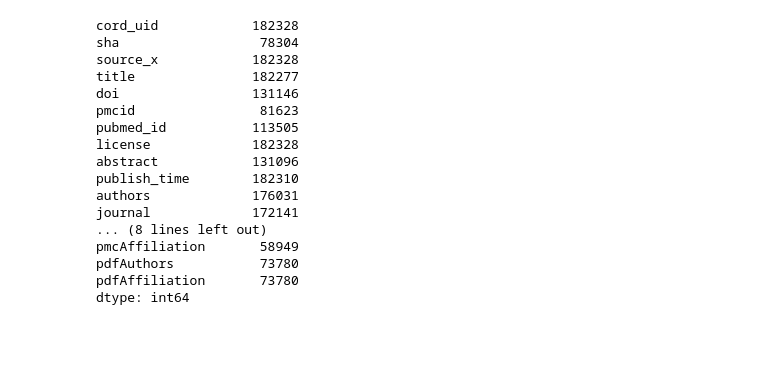
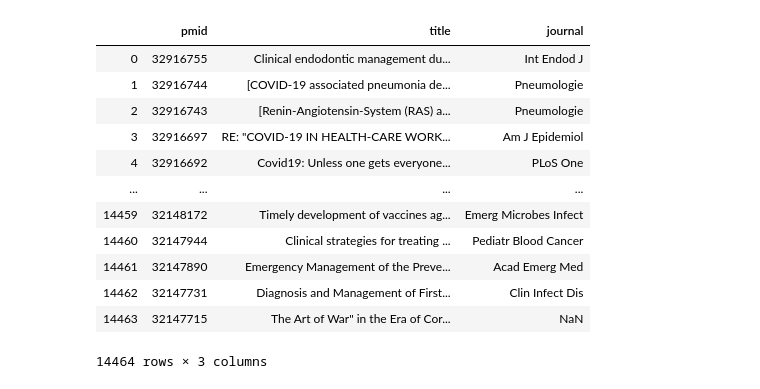
Before and after one commit to iuni-cadre/RCSCdata, a Jupyter notebook: ExtractTextInfo.ipynb, the cells around one changed output. Drawn from its saved outputs; the diff is of its cells as text; code cells hidden in the pictures; blank space fills up the shorter version.

```diff
--- a/ExtractTextInfo.ipynb
+++ b/ExtractTextInfo.ipynb
@@ -469,21 +711 @@ meta.to_csv("/N/project/rcsc/shared_space/RCSCdata/metaInstitutes-08-03.csv")
 #paper_refs.to_csv("papersPDFrefs.csv")
-# %%
-meta.count()
-# %% [output]
-cord_uid            182328
-sha                  78304
-source_x            182328
-title               182277
-doi                 131146
-pmcid                81623
-pubmed_id           113505
-license             182328
-abstract            131096
-publish_time        182310
-authors             176031
-journal             172141
-... (8 lines left out)
-pmcAffiliation       58949
-pdfAuthors           73780
-pdfAffiliation       73780
-dtype: int64
@@ -489,0 +715,17 @@ dtype: int64
+# %%
+LitCovid = pd.read_csv("/N/project/rcsc/shared_space/RCSCdata/09132020.litcovid.export.tsv", sep = "\t")
+LitCovid
+# %% [output]
+|  | pmid | title | journal |
+| 0 | 32916755 | Clinical endodontic management du... | Int Endod J |
+| 1 | 32916744 | [COVID-19 associated pneumonia de... | Pneumologie |
+| 2 | 32916743 | [Renin-Angiotensin-System (RAS) a... | Pneumologie |
+| 3 | 32916697 | RE: "COVID-19 IN HEALTH-CARE WORK... | Am J Epidemiol |
+| 4 | 32916692 | Covid19: Unless one gets everyone... | PLoS One |
+| ... | ... | ... | ... |
+| 14459 | 32148172 | Timely development of vaccines ag... | Emerg Microbes Infect |
+| 14460 | 32147944 | Clinical strategies for treating ... | Pediatr Blood Cancer |
+| 14461 | 32147890 | Emergency Management of the Preve... | Acad Emerg Med |
+| 14462 | 32147731 | Diagnosis and Management of First... | Clin Infect Dis |
+| 14463 | 32147715 | The Art of War" in the Era of Cor... | NaN |
+14464 rows × 3 columns
```
Also changed, not shown: parts of 37 cells of this notebook, 2 other files.
